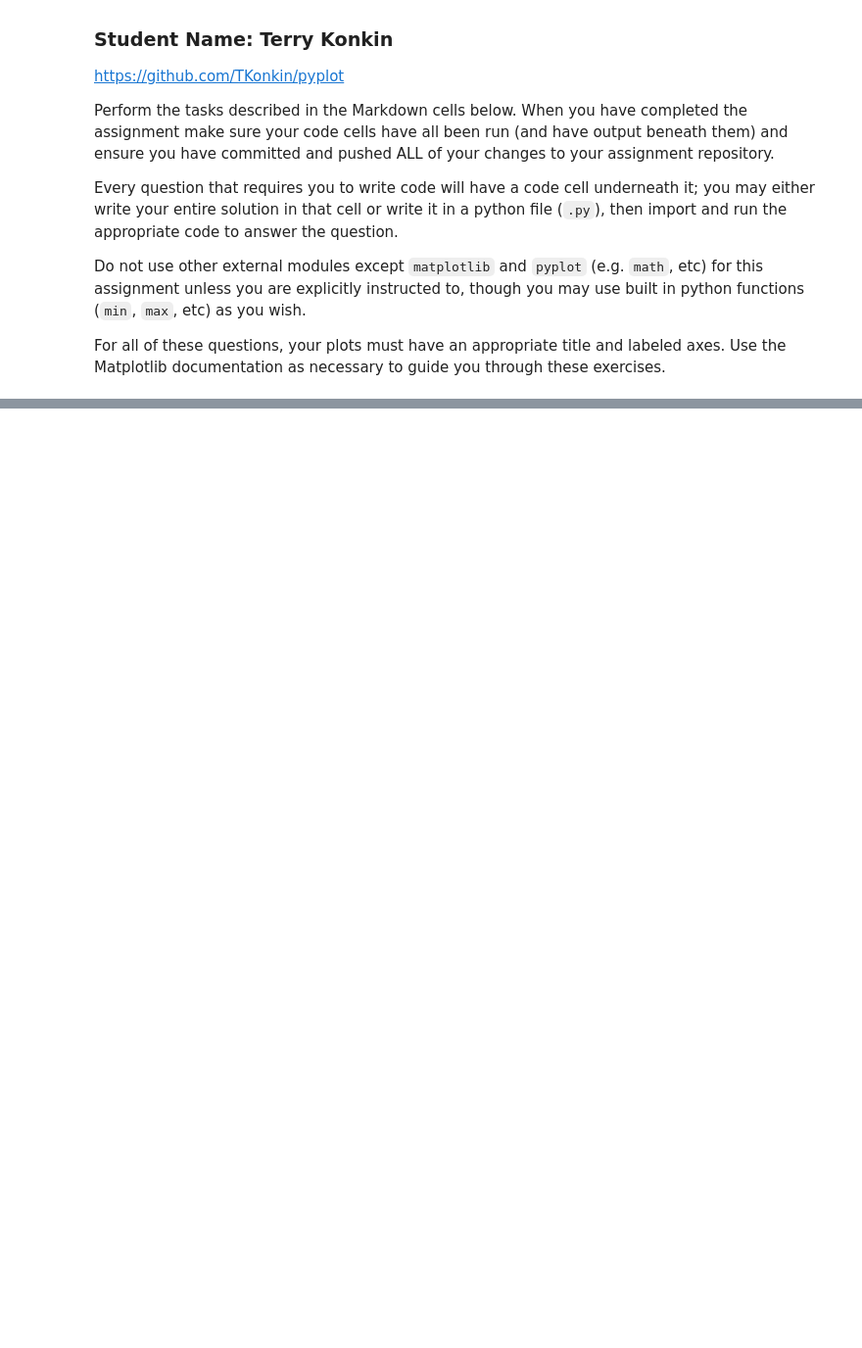
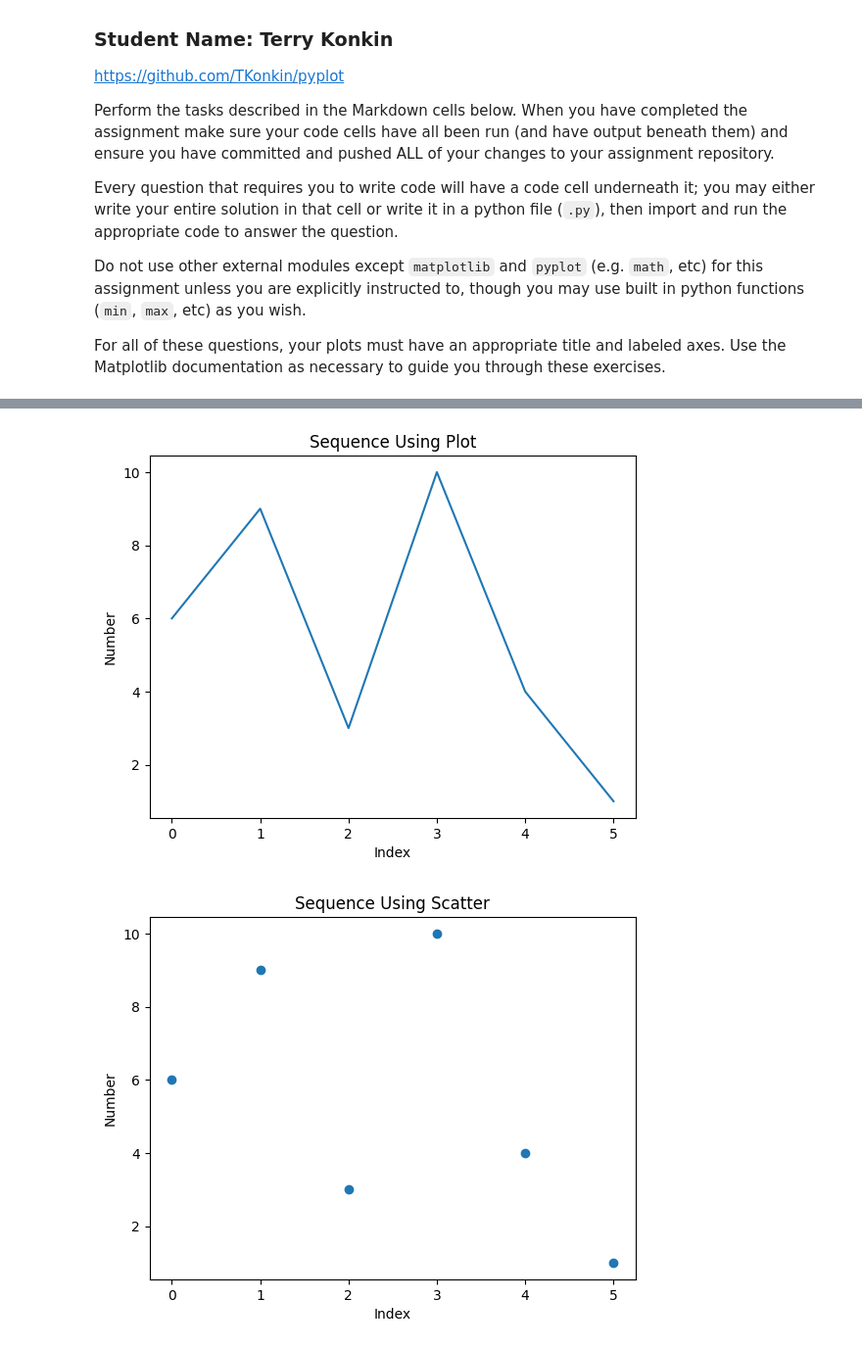
Before and after one commit to TKonkin/pyplot, a Jupyter notebook: pyplot.ipynb, the cells around one changed output, grey strips where cells are left out. Shown: that part at 98% size. Drawn from its saved outputs; the diff is of its cells as text; code cells hidden in the pictures; blank space fills up the shorter version.

```diff
--- a/pyplot.ipynb
+++ b/pyplot.ipynb
@@ -65 +80,16 @@ letter_freq = dict(Counter(TEXT))
+# %%
+plt.title('Sequence Using Plot')
+plt.xlabel('Index')
+plt.ylabel('Number')
+plt.plot([6, 9, 3, 10, 4, 1])
+plt.show()
+
+plt.title('Sequence Using Scatter')
+plt.xlabel('Index')
+plt.ylabel('Number')
+plt.scatter([0, 1, 2, 3, 4, 5], [6, 9, 3, 10, 4, 1])
+plt.show()
+# %% [output]
+[figure, added]
+[figure, added]
 # %% [markdown]
```
Also changed, not shown: parts of 9 cells of this notebook.
